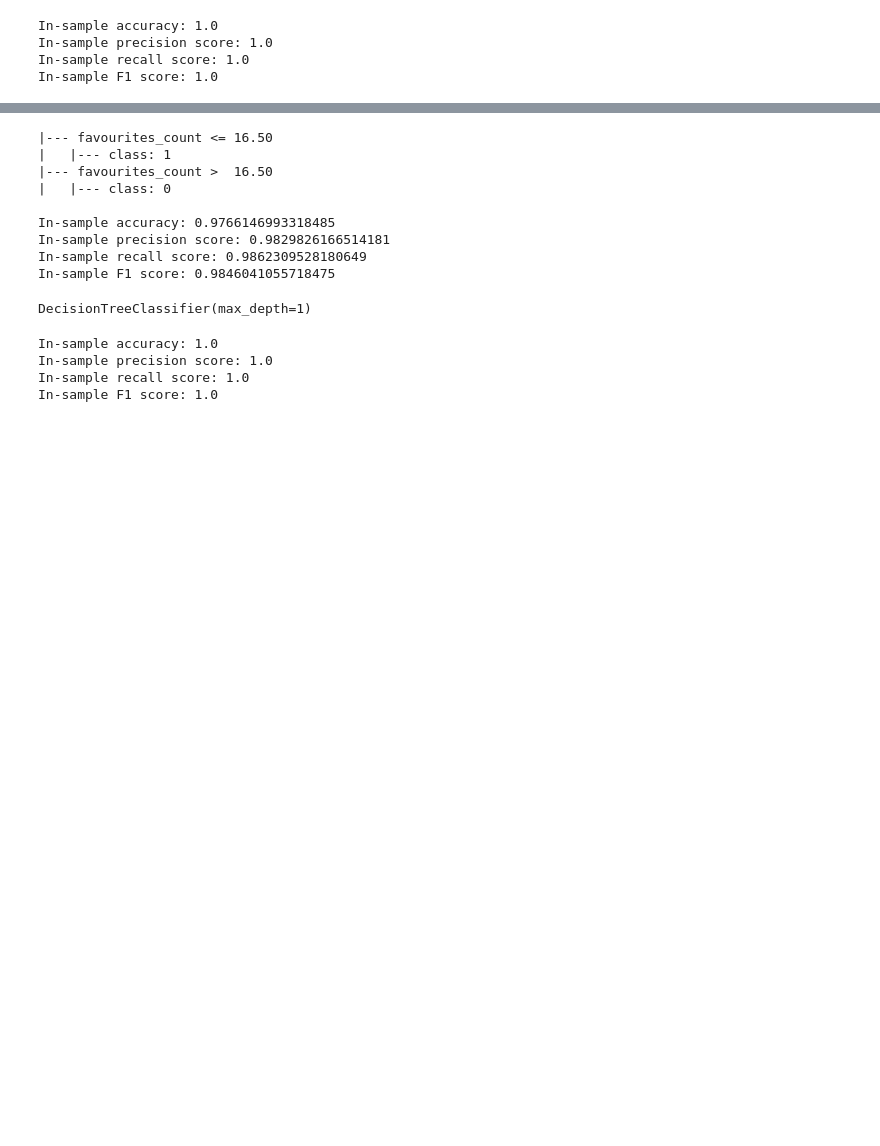
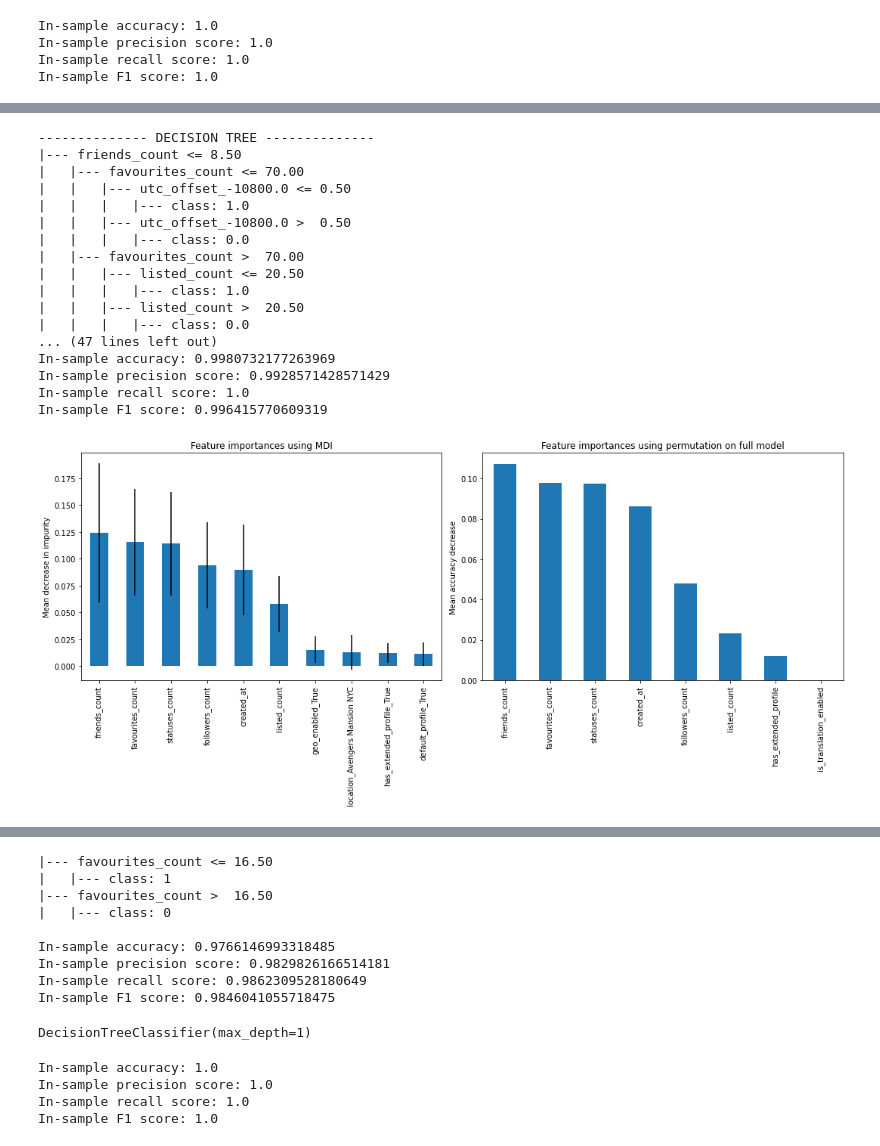
Before and after one commit to johnchrishays/bot-detection, a Jupyter notebook: Simple Decision Rules Give High Accuracy for Detecting Social Bots on Benchmark Datasets.ipynb, the cells around one changed output, grey strips where cells are left out. Saved outputs shown, nothing was run; the diff lists cells and outputs as text; code cells hidden in the pictures; blank space fills up the shorter version.

```diff
--- a/Simple Decision Rules Give High Accuracy for Detecting Social Bots on Benchmark Datasets.ipynb
+++ b/Simple Decision Rules Give High Accuracy for Detecting Social Bots on Benchmark Datasets.ipynb
@@ -268,0 +218,46 @@ In-sample F1 score: 1.0
+# %%
+def analyze_bot_repo_dataset(data_path, labels_path, depth=5):
+    with open(data_path) as f:
+        d = json.load(f)
+        profs = [ent['user'] for ent in d]
+        df = pd.DataFrame(profs).set_index("id")
+        df["created_at"] = df["created_at"].apply(lambda dt: datetime.strptime(dt, "%a %b %d %H:%M:%S %z %Y").timestamp())
+    labels = pd.read_csv(labels_path, sep="\t", header=None, names=["id", "label_str"], index_col="id")
+    labels.loc[labels['label_str']=="human", 'label'] = 0
+    labels.loc[labels['label_str']=="bot", 'label'] = 1
+    df, labels = df.align(labels, join="inner", axis=0)
+    df.reset_index(inplace=True)
+    labels = labels['label']
+    one_hot = preprocess(df, COLUMNS_TO_DROP + ['profile_banner_url', 'entities', 'id_str', 'following', 'follow_request_sent', 'notifications', 'translator_type'], DUMMY_COLUMNS + ['is_translation_enabled', 'has_extended_profile'])
+    # Fit and score on decision tree
+    print("-------------- DECISION TREE --------------")
+    dt_clf = fit_and_score(one_hot, labels, depth=depth)
+    # Fit and score on random forest
+    print("-------------- RANDOM FOREST --------------")
+    rf = ensemble.RandomForestClassifier(n_estimators=100)
+    rf_clf = fit_and_score(one_hot, labels, method=rf)
+    fig, axes = plt.subplots(1,2, figsize=(15,7))
+    mdi_feature_importance(rf_clf, list(one_hot.columns), axes[0])
+    permutation_feature_importance(axes[1], df, labels, DUMMY_COLUMNS)
+    fig.tight_layout()
+
+analyze_bot_repo_dataset("./data/botometer-feedback-2019_tweets.json", "./data/botometer-feedback-2019.tsv", depth=5)
+# %% [output]
+-------------- DECISION TREE --------------
+|--- friends_count <= 8.50
+|   |--- favourites_count <= 70.00
+|   |   |--- utc_offset_-10800.0 <= 0.50
+|   |   |   |--- class: 1.0
+|   |   |--- utc_offset_-10800.0 >  0.50
+|   |   |   |--- class: 0.0
+|   |--- favourites_count >  70.00
+|   |   |--- listed_count <= 20.50
+|   |   |   |--- class: 1.0
+|   |   |--- listed_count >  20.50
+|   |   |   |--- class: 0.0
+... (47 lines left out)
+In-sample accuracy: 0.9980732177263969
+In-sample precision score: 0.9928571428571429
+In-sample recall score: 1.0
+In-sample F1 score: 0.996415770609319
+[figure, added]
```
Also changed, not shown: parts of 21 cells of this notebook.
